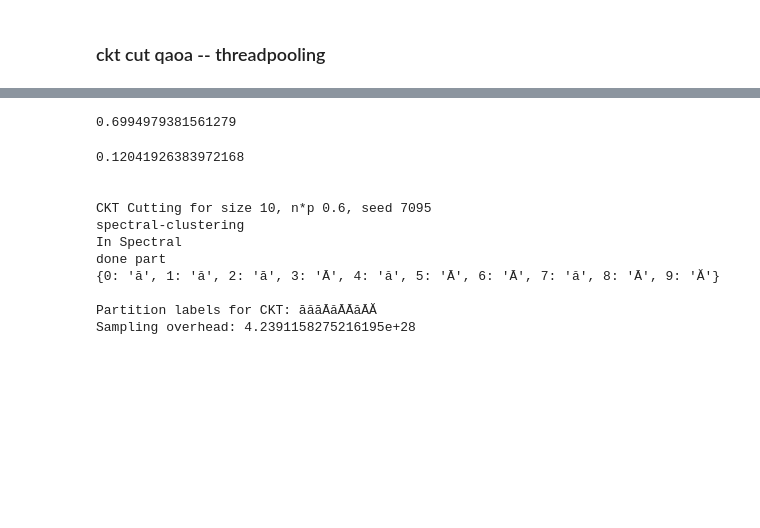
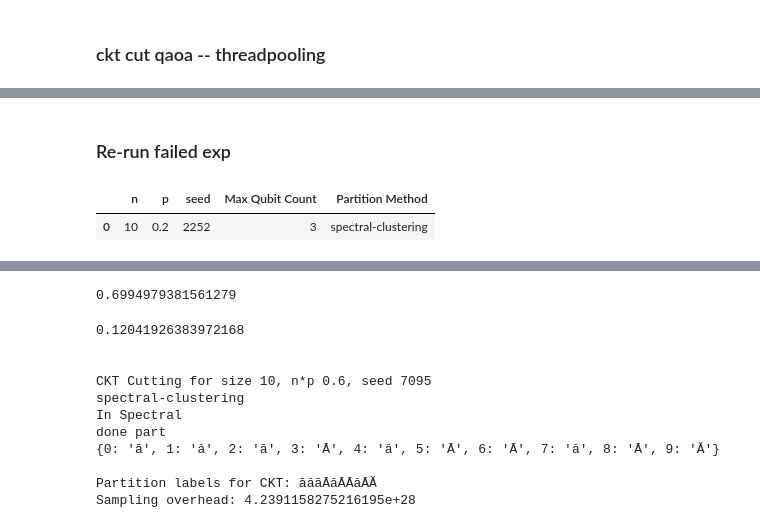
Before and after one commit to hsanthan/WML, a Jupyter notebook: ReArch_QuboQutting.ipynb, the cells around one changed output, grey strips where cells are left out. Saved outputs shown, nothing was run; the diff lists cells and outputs as text; code cells hidden in the pictures; blank space fills up the shorter version.

```diff
--- a/ReArch_QuboQutting.ipynb
+++ b/ReArch_QuboQutting.ipynb
@@ -1009,3 +999,11 @@ spectral-clustering
 
 Partition labels for CKT: ĀāĂĂăĂĀĄąă
 Sampling overhead: 1.0
+# %% [markdown]
+### Re-run failed exp
+# %%
+failed_exp = pd.read_csv('ckt_output/FailedExp_10_0.2_2252_3010_cktCut_20240213_0949.csv')
+failed_exp
+# %% [output]
+|  | n | p | seed | Max Qubit Count | Partition Method |
+| 0 | 10 | 0.2 | 2252 | 3 | spectral-clustering |
```
Also changed, not shown: parts of 10 cells of this notebook.
